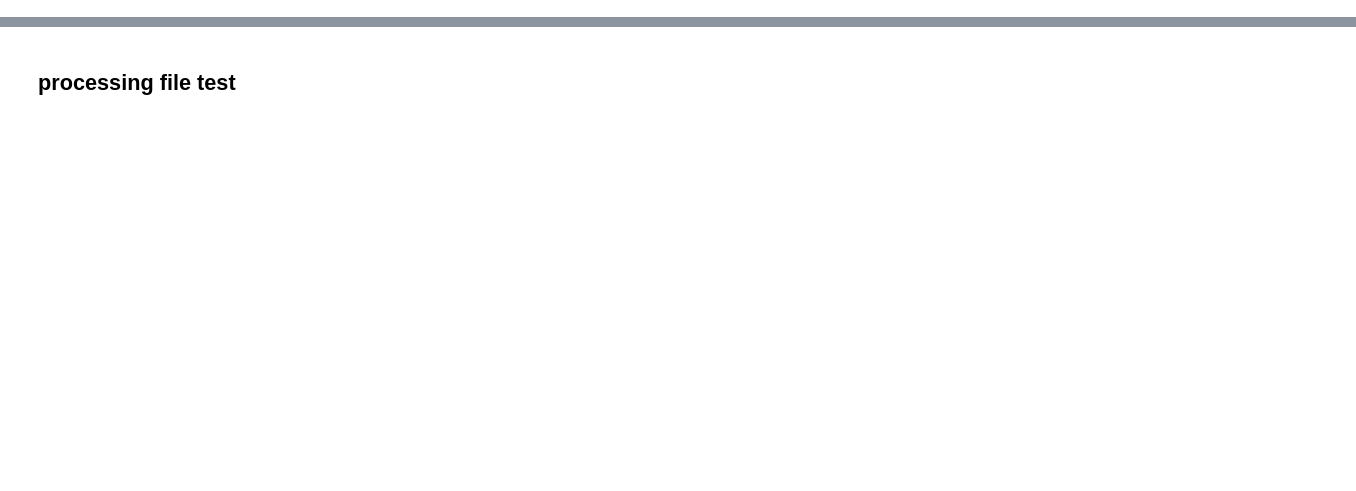
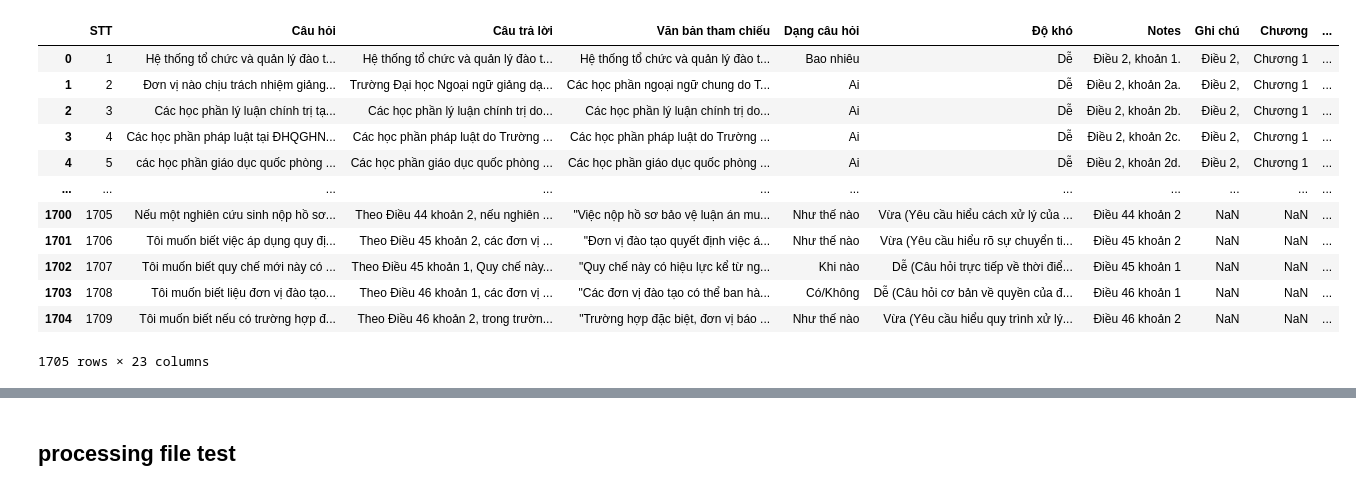
Before and after one commit to hoanghelloworld/evalution, a Jupyter notebook: evalute.ipynb, the cells around one changed output, grey strips where cells are left out. Saved outputs shown, nothing was run; the diff lists cells and outputs as text; code cells hidden in the pictures; blank space fills up the shorter version.

```diff
--- a/evalute.ipynb
+++ b/evalute.ipynb
@@ -0,0 +6,16 @@
+# %%
+pre_test
+# %% [output]
+|  | STT | Câu hỏi | Câu trả lời | Văn bản tham chiếu | Dạng câu hỏi | Độ khó | Notes | Ghi chú | Chương | ... |
+| 0 | 1 | Hệ thống tổ chức và quản lý đào t... | Hệ thống tổ chức và quản lý đào t... | Hệ thống tổ chức và quản lý đào t... | Bao nhiêu | Dễ | Điều 2, khoản 1. | Điều 2, | Chương 1 | ... |
+| 1 | 2 | Đơn vị nào chịu trách nhiệm giảng... | Trường Đại học Ngoại ngữ giảng dạ... | Các học phần ngoại ngữ chung do T... | Ai | Dễ | Điều 2, khoản 2a. | Điều 2, | Chương 1 | ... |
+| 2 | 3 | Các học phần lý luận chính trị tạ... | Các học phần lý luận chính trị do... | Các học phần lý luận chính trị do... | Ai | Dễ | Điều 2, khoản 2b. | Điều 2, | Chương 1 | ... |
+| 3 | 4 | Các học phần pháp luật tại ĐHQGHN... | Các học phần pháp luật do Trường ... | Các học phần pháp luật do Trường ... | Ai | Dễ | Điều 2, khoản 2c. | Điều 2, | Chương 1 | ... |
+| 4 | 5 | các học phần giáo dục quốc phòng ... | Các học phần giáo dục quốc phòng ... | Các học phần giáo dục quốc phòng ... | Ai | Dễ | Điều 2, khoản 2d. | Điều 2, | Chương 1 | ... |
+| ... | ... | ... | ... | ... | ... | ... | ... | ... | ... | ... |
+| 1700 | 1705 | Nếu một nghiên cứu sinh nộp hồ sơ... | Theo Điều 44 khoản 2, nếu nghiên ... | "Việc nộp hồ sơ bảo vệ luận án mu... | Như thế nào | Vừa (Yêu cầu hiểu cách xử lý của ... | Điều 44 khoản 2 | NaN | NaN | ... |
+| 1701 | 1706 | Tôi muốn biết việc áp dụng quy đị... | Theo Điều 45 khoản 2, các đơn vị ... | "Đơn vị đào tạo quyết định việc á... | Như thế nào | Vừa (Yêu cầu hiểu rõ sự chuyển ti... | Điều 45 khoản 2 | NaN | NaN | ... |
+| 1702 | 1707 | Tôi muốn biết quy chế mới này có ... | Theo Điều 45 khoản 1, Quy chế này... | "Quy chế này có hiệu lực kể từ ng... | Khi nào | Dễ (Câu hỏi trực tiếp về thời điể... | Điều 45 khoản 1 | NaN | NaN | ... |
+| 1703 | 1708 | Tôi muốn biết liệu đơn vị đào tạo... | Theo Điều 46 khoản 1, các đơn vị ... | "Các đơn vị đào tạo có thể ban hà... | Có/Không | Dễ (Câu hỏi cơ bản về quyền của đ... | Điều 46 khoản 1 | NaN | NaN | ... |
+| 1704 | 1709 | Tôi muốn biết nếu có trường hợp đ... | Theo Điều 46 khoản 2, trong trườn... | "Trường hợp đặc biệt, đơn vị báo ... | Như thế nào | Vừa (Yêu cầu hiểu quy trình xử lý... | Điều 46 khoản 2 | NaN | NaN | ... |
+1705 rows × 23 columns
```
Also changed, not shown: parts of 36 cells of this notebook, 11 other files.
